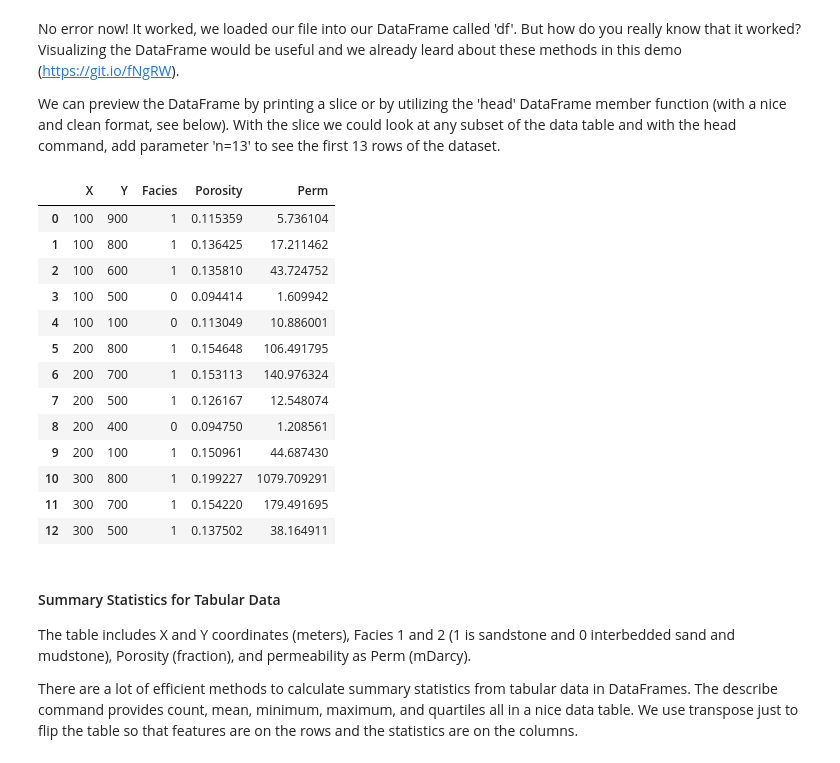
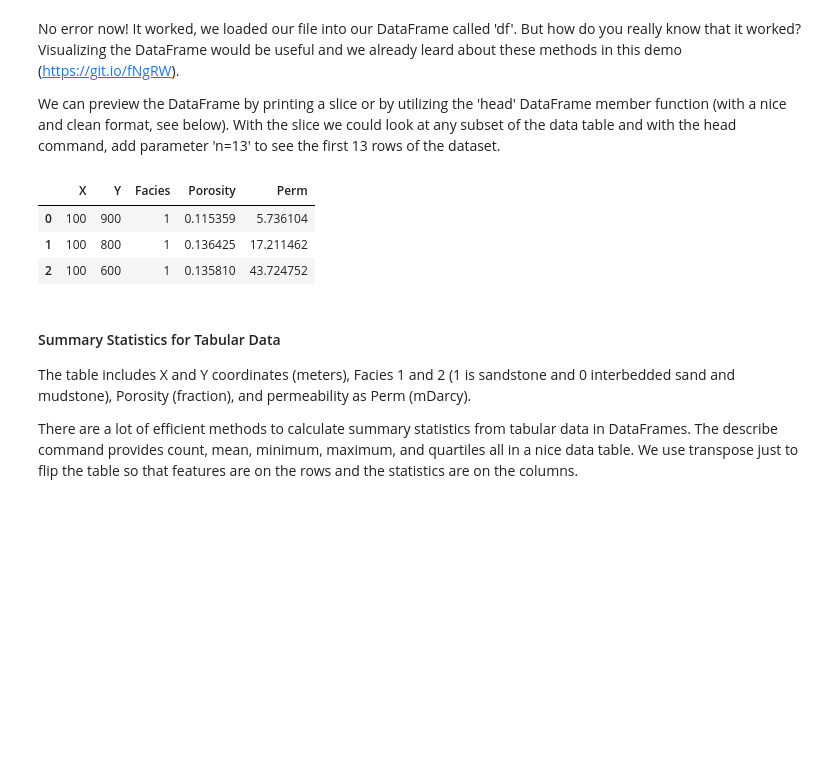
Before and after one commit to GeostatsGuy/GeostatsPyDemos, a Jupyter notebook: GeostatsPy_declustering_all_methods.ipynb, the cells around one changed output. Drawn from its saved outputs; the diff is of its cells as text; code cells hidden in the pictures; blank space fills up the shorter version.

```diff
--- a/GeostatsPy_declustering_all_methods.ipynb
+++ b/GeostatsPy_declustering_all_methods.ipynb
@@ -120,22 +114,12 @@ No error now! It worked, we loaded our file into our DataFrame called 'df'. But
 We can preview the DataFrame by printing a slice or by utilizing the 'head' DataFrame member function (with a nice and clean format, see below). With the slice we could look at any subset of the data table and with the head command, add parameter 'n=13' to see the first 13 rows of the dataset.
 # %%
 #print(df.iloc[0:5,:])                   # display first 4 samples in the table as a preview
-df.head(n=13)                           # we could also use this command for a table preview
+df.head(n=3)                           # we could also use this command for a table preview
 # %% [output]
 |  | X | Y | Facies | Porosity | Perm |
 | 0 | 100 | 900 | 1 | 0.115359 | 5.736104 |
 | 1 | 100 | 800 | 1 | 0.136425 | 17.211462 |
 | 2 | 100 | 600 | 1 | 0.135810 | 43.724752 |
-| 3 | 100 | 500 | 0 | 0.094414 | 1.609942 |
-| 4 | 100 | 100 | 0 | 0.113049 | 10.886001 |
-| 5 | 200 | 800 | 1 | 0.154648 | 106.491795 |
-| 6 | 200 | 700 | 1 | 0.153113 | 140.976324 |
-| 7 | 200 | 500 | 1 | 0.126167 | 12.548074 |
-| 8 | 200 | 400 | 0 | 0.094750 | 1.208561 |
-| 9 | 200 | 100 | 1 | 0.150961 | 44.687430 |
-| 10 | 300 | 800 | 1 | 0.199227 | 1079.709291 |
-| 11 | 300 | 700 | 1 | 0.154220 | 179.491695 |
-| 12 | 300 | 500 | 1 | 0.137502 | 38.164911 |
 # %% [markdown]
 #### Summary Statistics for Tabular Data
 
```
Also changed, not shown: parts of 12 cells of this notebook.
